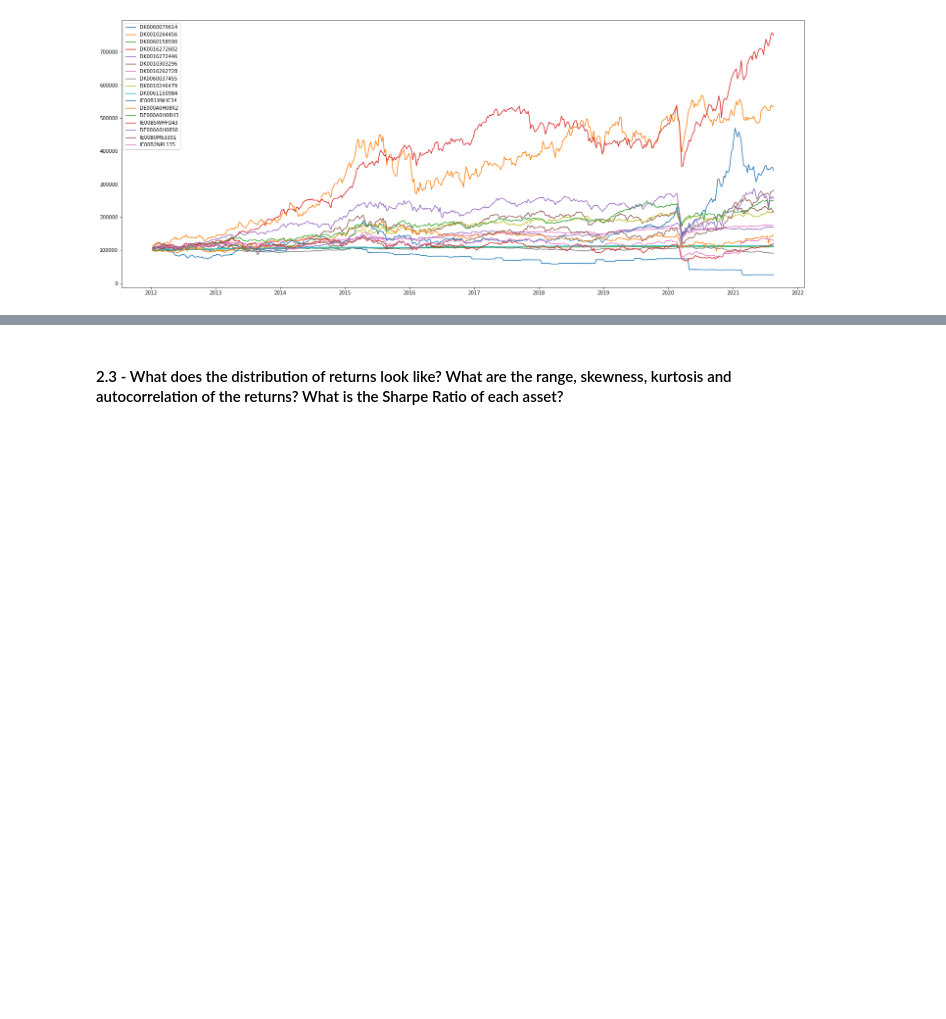
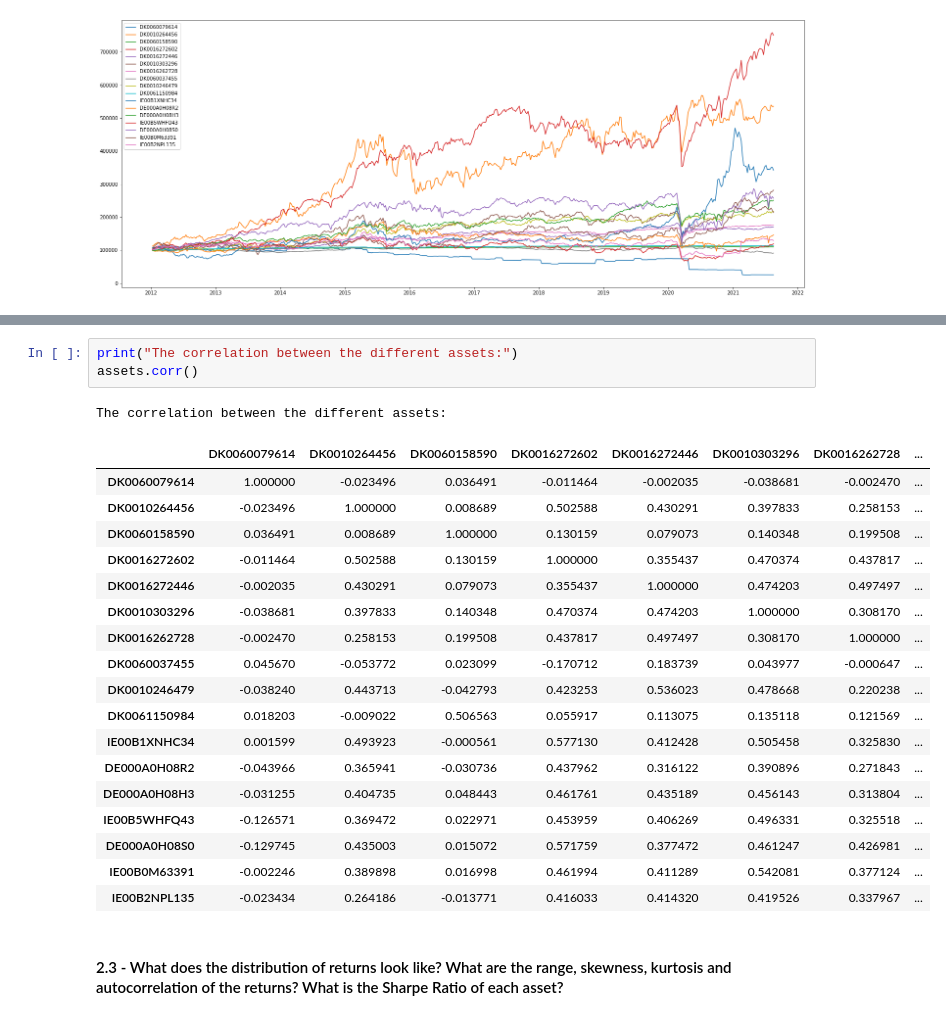
Before and after one commit to jennyjyu/financial-engineering, a Jupyter notebook: Project 2/Project 2.ipynb, the cells around one changed output, grey strips where cells are left out. Cells and saved outputs as stored; diff of their text form; blank space fills up the shorter version.

```diff
--- a/Project 2/Project 2.ipynb
+++ b/Project 2/Project 2.ipynb
@@ -84,3 +128,26 @@ plt.show()
+# %%
+print("The correlation between the different assets:")
+assets.corr()
+# %% [output]
+The correlation between the different assets:
+|  | DK0060079614 | DK0010264456 | DK0060158590 | DK0016272602 | DK0016272446 | DK0010303296 | DK0016262728 | ... |
+| DK0060079614 | 1.000000 | -0.023496 | 0.036491 | -0.011464 | -0.002035 | -0.038681 | -0.002470 | ... |
+| DK0010264456 | -0.023496 | 1.000000 | 0.008689 | 0.502588 | 0.430291 | 0.397833 | 0.258153 | ... |
+| DK0060158590 | 0.036491 | 0.008689 | 1.000000 | 0.130159 | 0.079073 | 0.140348 | 0.199508 | ... |
+| DK0016272602 | -0.011464 | 0.502588 | 0.130159 | 1.000000 | 0.355437 | 0.470374 | 0.437817 | ... |
+| DK0016272446 | -0.002035 | 0.430291 | 0.079073 | 0.355437 | 1.000000 | 0.474203 | 0.497497 | ... |
+| DK0010303296 | -0.038681 | 0.397833 | 0.140348 | 0.470374 | 0.474203 | 1.000000 | 0.308170 | ... |
+| DK0016262728 | -0.002470 | 0.258153 | 0.199508 | 0.437817 | 0.497497 | 0.308170 | 1.000000 | ... |
+| DK0060037455 | 0.045670 | -0.053772 | 0.023099 | -0.170712 | 0.183739 | 0.043977 | -0.000647 | ... |
+| DK0010246479 | -0.038240 | 0.443713 | -0.042793 | 0.423253 | 0.536023 | 0.478668 | 0.220238 | ... |
+| DK0061150984 | 0.018203 | -0.009022 | 0.506563 | 0.055917 | 0.113075 | 0.135118 | 0.121569 | ... |
+| IE00B1XNHC34 | 0.001599 | 0.493923 | -0.000561 | 0.577130 | 0.412428 | 0.505458 | 0.325830 | ... |
+| DE000A0H08R2 | -0.043966 | 0.365941 | -0.030736 | 0.437962 | 0.316122 | 0.390896 | 0.271843 | ... |
+| DE000A0H08H3 | -0.031255 | 0.404735 | 0.048443 | 0.461761 | 0.435189 | 0.456143 | 0.313804 | ... |
+| IE00B5WHFQ43 | -0.126571 | 0.369472 | 0.022971 | 0.453959 | 0.406269 | 0.496331 | 0.325518 | ... |
+| DE000A0H08S0 | -0.129745 | 0.435003 | 0.015072 | 0.571759 | 0.377472 | 0.461247 | 0.426981 | ... |
+| IE00B0M63391 | -0.002246 | 0.389898 | 0.016998 | 0.461994 | 0.411289 | 0.542081 | 0.377124 | ... |
+| IE00B2NPL135 | -0.023434 | 0.264186 | -0.013771 | 0.416033 | 0.414320 | 0.419526 | 0.337967 | ... |
 # %% [markdown]
 #### 2.3 - What does the distribution of returns look like? What are the range, skewness, kurtosis and autocorrelation of the returns? What is the Sharpe Ratio of each asset?
 # %% [markdown]
```
Also changed, not shown: parts of 5 cells of this notebook.
